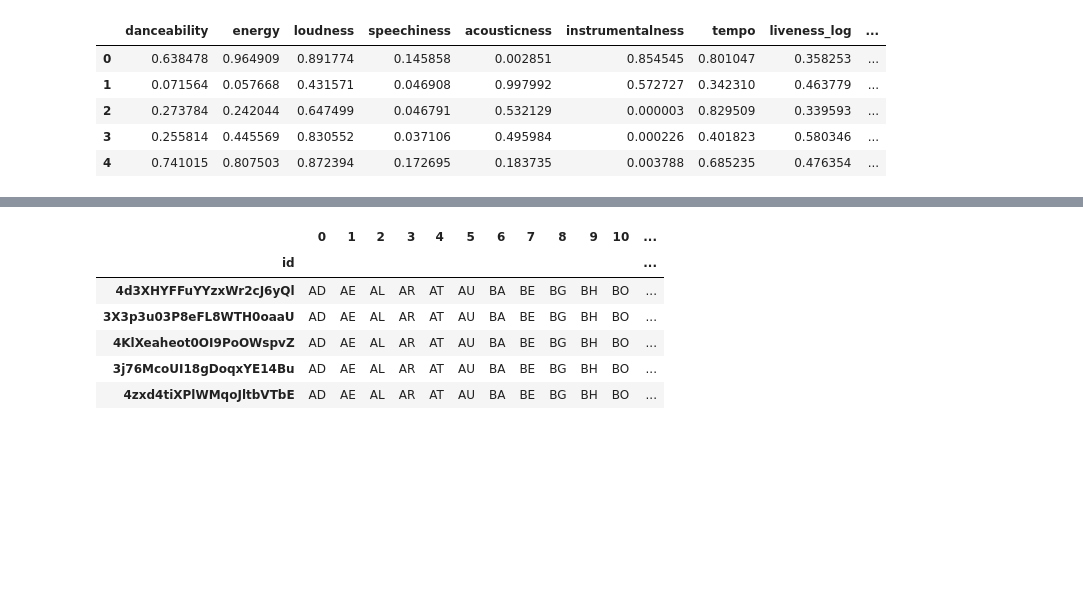
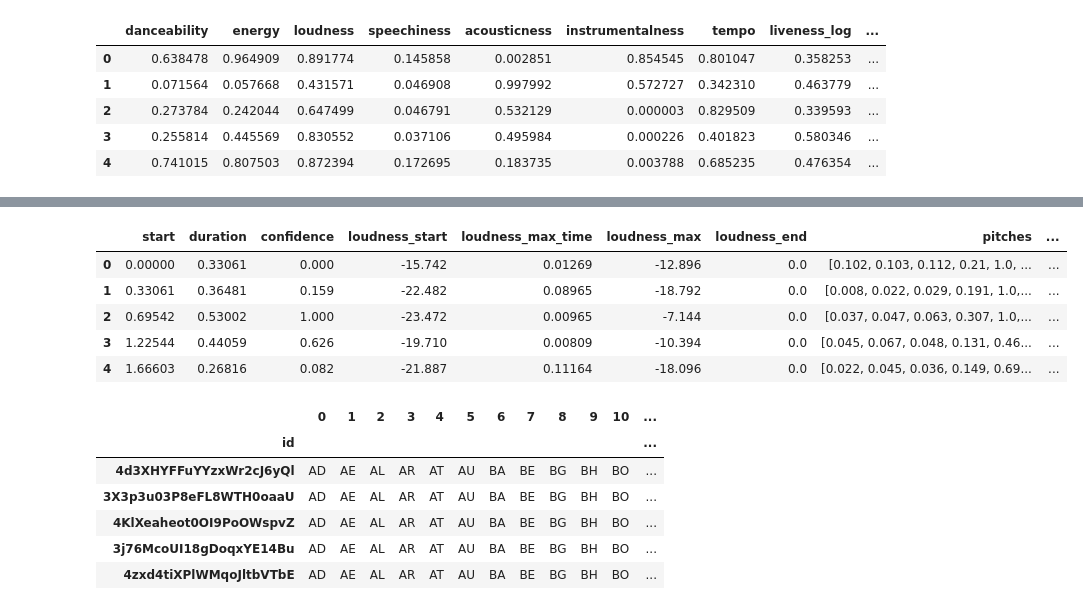
Before and after one commit to tincho-mehaudy/DMCyT, a Jupyter notebook: TP1_Consigna1.ipynb, the cells around one changed output, grey strips where cells are left out. Drawn from its saved outputs; the diff is of its cells as text; code cells hidden in the pictures; blank space fills up the shorter version.

```diff
--- a/TP1_Consigna1.ipynb
+++ b/TP1_Consigna1.ipynb
@@ -259,0 +282,9 @@ sns.pairplot(df_af);
+# %%
+df_aa.head()
+# %% [output]
+|  | start | duration | confidence | loudness_start | loudness_max_time | loudness_max | loudness_end | pitches | ... |
+| 0 | 0.00000 | 0.33061 | 0.000 | -15.742 | 0.01269 | -12.896 | 0.0 | [0.102, 0.103, 0.112, 0.21, 1.0, ... | ... |
+| 1 | 0.33061 | 0.36481 | 0.159 | -22.482 | 0.08965 | -18.792 | 0.0 | [0.008, 0.022, 0.029, 0.191, 1.0,... | ... |
+| 2 | 0.69542 | 0.53002 | 1.000 | -23.472 | 0.00965 | -7.144 | 0.0 | [0.037, 0.047, 0.063, 0.307, 1.0,... | ... |
+| 3 | 1.22544 | 0.44059 | 0.626 | -19.710 | 0.00809 | -10.394 | 0.0 | [0.045, 0.067, 0.048, 0.131, 0.46... | ... |
+| 4 | 1.66603 | 0.26816 | 0.082 | -21.887 | 0.11164 | -18.096 | 0.0 | [0.022, 0.045, 0.036, 0.149, 0.69... | ... |
```
Also changed, not shown: parts of 6 cells of this notebook.
